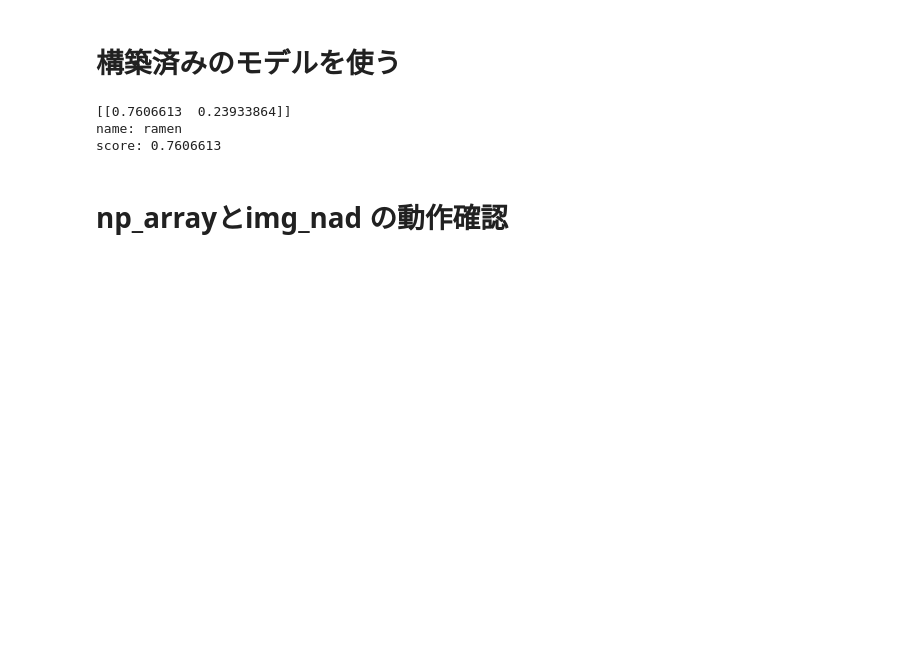
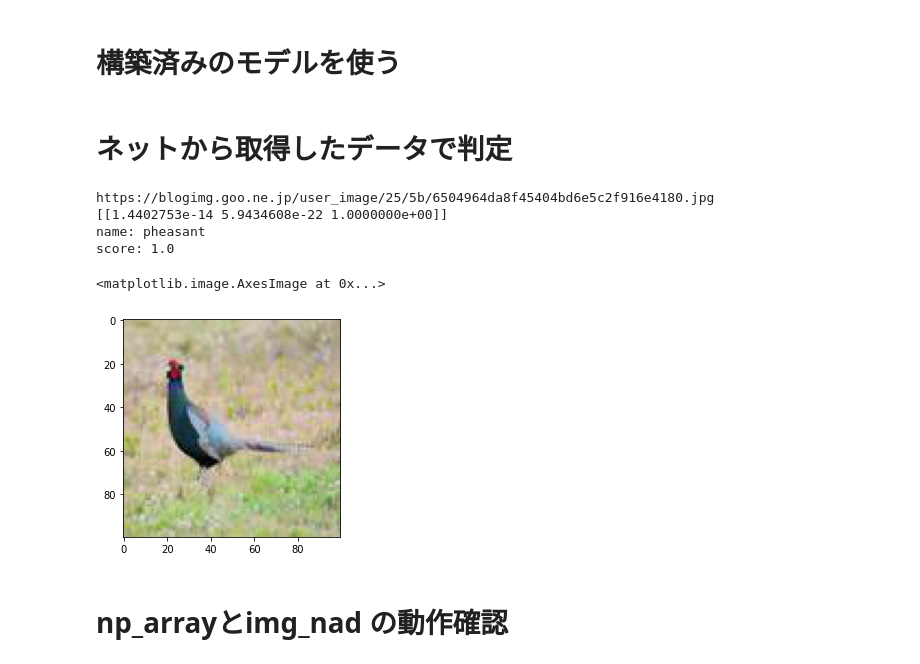
Before and after one commit to snsk/_sandbox, a Jupyter notebook: Deeplearning_Image_Classification_Tutorial.ipynb, the cells around one changed output. Saved outputs shown, nothing was run; the diff lists cells and outputs as text; code cells hidden in the pictures; blank space fills up the shorter version.

```diff
--- a/Deeplearning_Image_Classification_Tutorial.ipynb
+++ b/Deeplearning_Image_Classification_Tutorial.ipynb
@@ -314,31 +316,73 @@ plt.show()
 from keras.models import load_model
 import numpy as np
 from keras.preprocessing.image import img_to_array, load_img
+import cv2
+import matplotlib.pyplot as plt
 
 colab_root = '/content/drive/MyDrive/colab_root/'
+target_file_name = 'target.jpg'
 
-# modelと画像ファイルの読み込み
-model = load_model(colab_root + 'ramen_hiyashi_acc0.9675.h5')
-
+image_size = 100
 # 画像ファイルの行列変換
-img = img_to_array(load_img(colab_root + 'ramen_2.jpg', target_size=(100,100)))
+img = img_to_array(load_img(colab_root + target_file_name, target_size=(image_size,image_size)))
 img_nad = img_to_array(img)/255
 img_nad = img_nad[None, ...]
 
 # 正解ラベルの定義
-label=['ramen', 'hiyashi']
+label=['dog','monkey','pheasant']
 
 # 判別
-pred = model.predict(img_nad, batch_size=1, verbose=0)
+pred = model.predict(img_nad)
 print(pred)
 score = np.max(pred)
 pred_label = label[np.argmax(pred[0])]
 print('name:',pred_label)
 print('score:',score)
+
+plt.imshow(img_to_array(img)/255)
-# %% [output]
-[[0.7606613  0.23933864]]
-name: ramen
-score: 0.7606613
+# %% [markdown]
+# ネットから取得したデータで判定
+# %%
+from keras.models import load_model
+import numpy as np
+from keras.preprocessing.image import img_to_array, load_img
+import cv2
+import matplotlib.pyplot as plt
+from io import BytesIO
+
+image_size = 100
+target_file_name = 'target.jpg'
+
+url = input()
+r = requests.get(url)
+i = Image.open(BytesIO(r.content))
+i = i.resize(size=(image_size, image_size)) #リサイズしたい場合に使用
+i.save(target_file_name)
+
+# 画像ファイルの行列変換
+img = img_to_array(load_img(target_file_name, target_size=(image_size,image_size)))
+img_nad = img_to_array(img)/255
+img_nad = img_nad[None, ...]
+
+# 正解ラベルの定義
+label=['dog','monkey','pheasant']
+
+# 判別
+pred = model.predict(img_nad)
+print(pred)
+score = np.max(pred)
+pred_label = label[np.argmax(pred[0])]
+print('name:',pred_label)
+print('score:',score)
+
+plt.imshow(img_to_array(img)/255)
+# %% [output]
+https://blogimg.goo.ne.jp/user_image/25/5b/6504964da8f45404bd6e5c2f916e4180.jpg
+[[1.4402753e-14 5.9434608e-22 1.0000000e+00]]
+name: pheasant
+score: 1.0
+<matplotlib.image.AxesImage at 0x...>
+[figure, added]
 # %% [markdown]
 
 # np_arrayとimg_nad の動作確認
```
Also changed, not shown: parts of 3 cells of this notebook.
